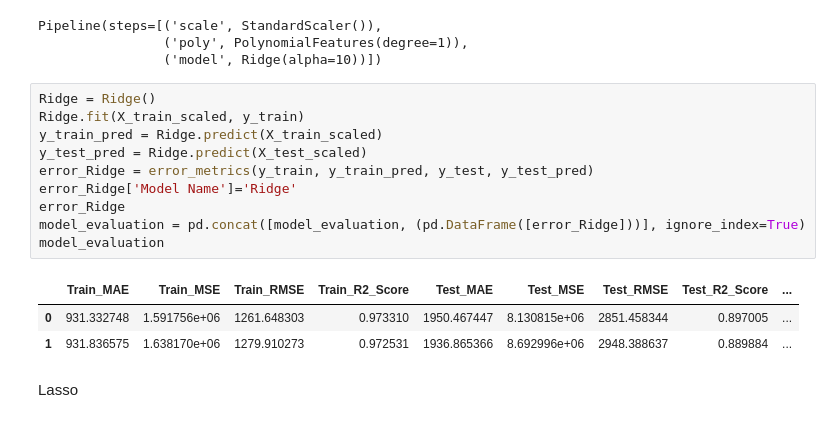
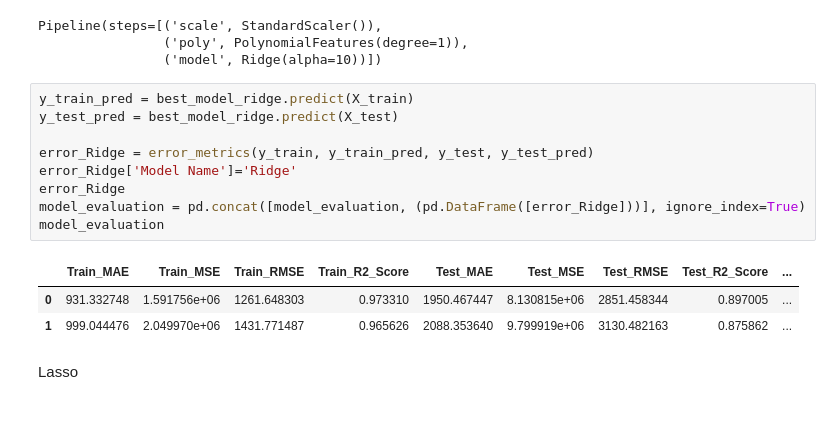
Before and after one commit to aidanautegaliyeva21-blip/Car-Price-Prediction, a Jupyter notebook: notebooks/car.ipynb, the cells around one changed output. Drawn from its saved outputs; the diff is of its cells as text.

```diff
--- a/notebooks/car.ipynb
+++ b/notebooks/car.ipynb
@@ -326,19 +326,18 @@ Pipeline(steps=[('scale', StandardScaler()),
                 ('poly', PolynomialFeatures(degree=1)),
                 ('model', Ridge(alpha=10))])
 # %%
-Ridge = Ridge()
-Ridge.fit(X_train_scaled, y_train)
-y_train_pred = Ridge.predict(X_train_scaled)
-y_test_pred = Ridge.predict(X_test_scaled)
+y_train_pred = best_model_ridge.predict(X_train)
+y_test_pred = best_model_ridge.predict(X_test)
+
 error_Ridge = error_metrics(y_train, y_train_pred, y_test, y_test_pred)
 error_Ridge['Model Name']='Ridge'
 error_Ridge
 model_evaluation = pd.concat([model_evaluation, (pd.DataFrame([error_Ridge]))], ignore_index=True)
 model_evaluation
 # %% [output]
 |  | Train_MAE | Train_MSE | Train_RMSE | Train_R2_Score | Test_MAE | Test_MSE | Test_RMSE | Test_R2_Score | ... |
 | 0 | 931.332748 | 1.591756e+06 | 1261.648303 | 0.973310 | 1950.467447 | 8.130815e+06 | 2851.458344 | 0.897005 | ... |
-| 1 | 931.836575 | 1.638170e+06 | 1279.910273 | 0.972531 | 1936.865366 | 8.692996e+06 | 2948.388637 | 0.889884 | ... |
+| 1 | 999.044476 | 2.049970e+06 | 1431.771487 | 0.965626 | 2088.353640 | 9.799919e+06 | 3130.482163 | 0.875862 | ... |
 # %% [markdown]
 
 Lasso
```
Also changed, not shown: parts of 9 cells of this notebook, 1 other file.
